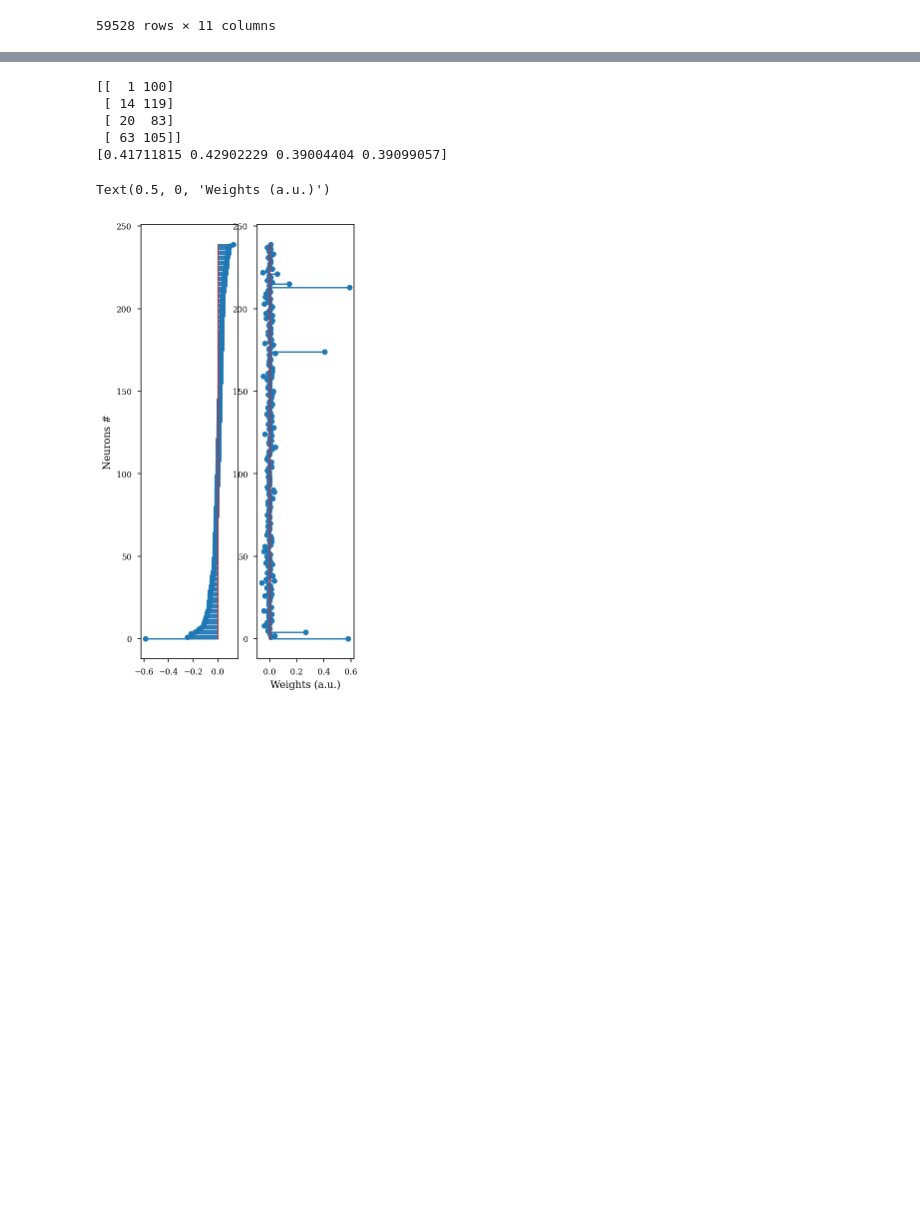
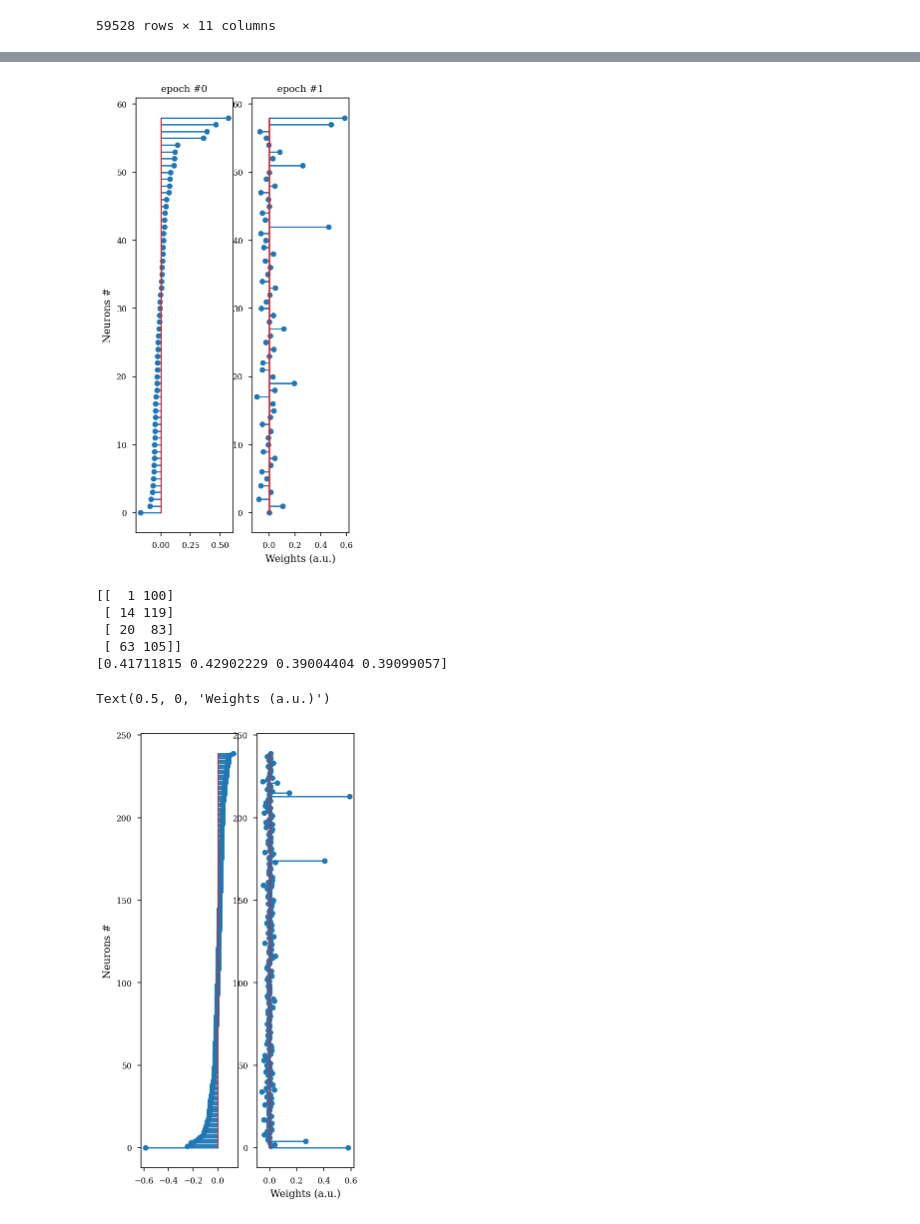
Before and after one commit to ryanharvey1/ripple_heterogeneity, a Jupyter notebook: scripts/assembly/assembly_pre_task_post.ipynb, the cells around one changed output, grey strips where cells are left out. Drawn from its saved outputs; the diff is of its cells as text; code cells hidden in the pictures; blank space fills up the shorter version.

```diff
--- a/scripts/assembly/assembly_pre_task_post.ipynb
+++ b/scripts/assembly/assembly_pre_task_post.ipynb
@@ -458,5 +555,0 @@ df[(df.basepath == 'Z:\Data\GrosmarkAD\Achilles\Achilles_10252013')]
-# %%
-temp_df = df[(df.basepath == 'Z:\Data\GrosmarkAD\Achilles\Achilles_10252013')].copy()
-patterns = temp_df.pivot(index='UID', columns='assembly_n', values='weights').values.T
-
-si, combos, pvalues = similarity_index.similarity_index(patterns, n_shuffles=1000,parallel=True)
@@ -470,3 +606,23 @@ temp_df.iloc[combos[pvalues<0.001][3]]
+# %%
+temp_df['assembly_session_n'] = temp_df.assembly_n - temp_df.assembly_n.min()
+
+for combo in combos[pvalues<0.001]:
+    idx = (temp_df.assembly_session_n == combo[0]) | (temp_df.assembly_session_n == combo[1])
+    if len(temp_df[idx].epoch_n.unique()) > 1:
+
+        sort_idx = np.argsort(patterns[combo[0],:])
+        fig, axes = plt.subplots(4, 1, figsize=(8, 8))
+        ax1 = plt.subplot(141)
+        plt.stem(patterns[combo[0],sort_idx], orientation = 'horizontal')
+        ax1.set_ylabel('Neurons #')
+        ax1.set_title('epoch #' + str(temp_df[idx].epoch_n.unique()[0]))
+        ax2 = plt.subplot(142, sharey=ax1)
+        plt.stem(patterns[combo[1],sort_idx], orientation = 'horizontal')
+        ax2.set_xlabel('Weights (a.u.)')
+        ax2.set_title('epoch #' + str(temp_df[idx].epoch_n.unique()[1]))
+        plt.show()
+# %% [output]
+[figure, added]
 # %%
 print(combos[pvalues<0.001])
 print(si[pvalues<0.001])
```
Also changed, not shown: parts of 14 cells of this notebook.
